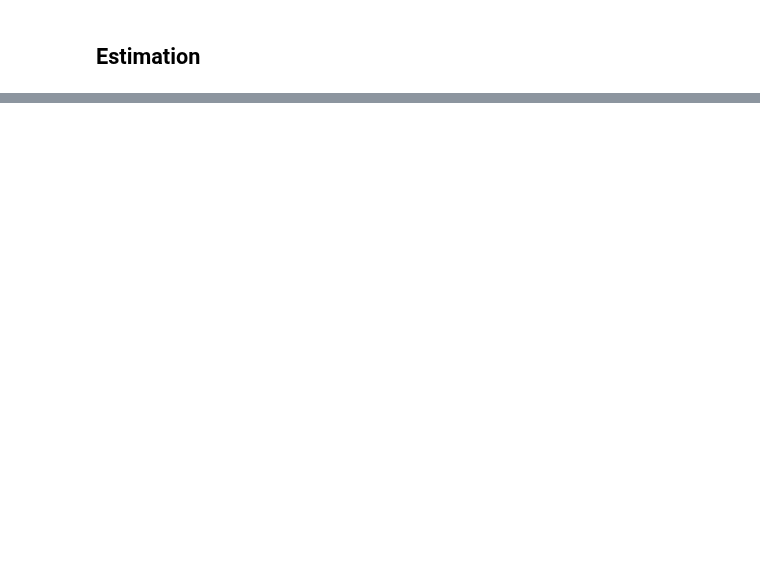
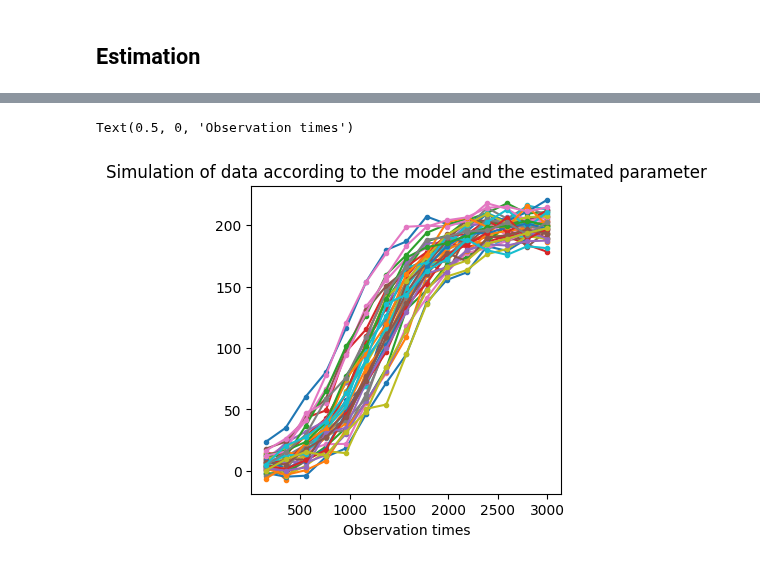
Before and after one commit to caillebotteAntoine/sdg4varselect, a Jupyter notebook: examples/variable_selection_logistic.ipynb, the cells around one changed output, grey strips where cells are left out. Drawn from its saved outputs; the diff is of its cells as text; code cells hidden in the pictures; blank space fills up the shorter version.

```diff
--- a/examples/variable_selection_logistic.ipynb
+++ b/examples/variable_selection_logistic.ipynb
@@ -238,2 +265,15 @@ Text(0.5, 1.0, 'High Dimension')
+# %%
+p_estim = myModel.parametrization.reals1d_to_params(
+    jnp.array([r.theta_reals1d[-1] for r in res]).mean(axis=0)
+)
+obs, _ = myModel.sample(p_estim, jrd.PRNGKey(0))
+
+ax = sdgplt.ax(4, 4)
+_ = ax.plot(obs["mem_obs_time"].T, obs["Y"].T, ".-")
+ax.set_title("Simulation of data according to the model and the estimated parameter")
+ax.set_xlabel("Observation times")
+# %% [output]
+Text(0.5, 0, 'Observation times')
+[figure, added]
 # %%
 sdgplt.plot_mcmc(algo)
```
Also changed, not shown: parts of 12 cells of this notebook, 1 other file.
